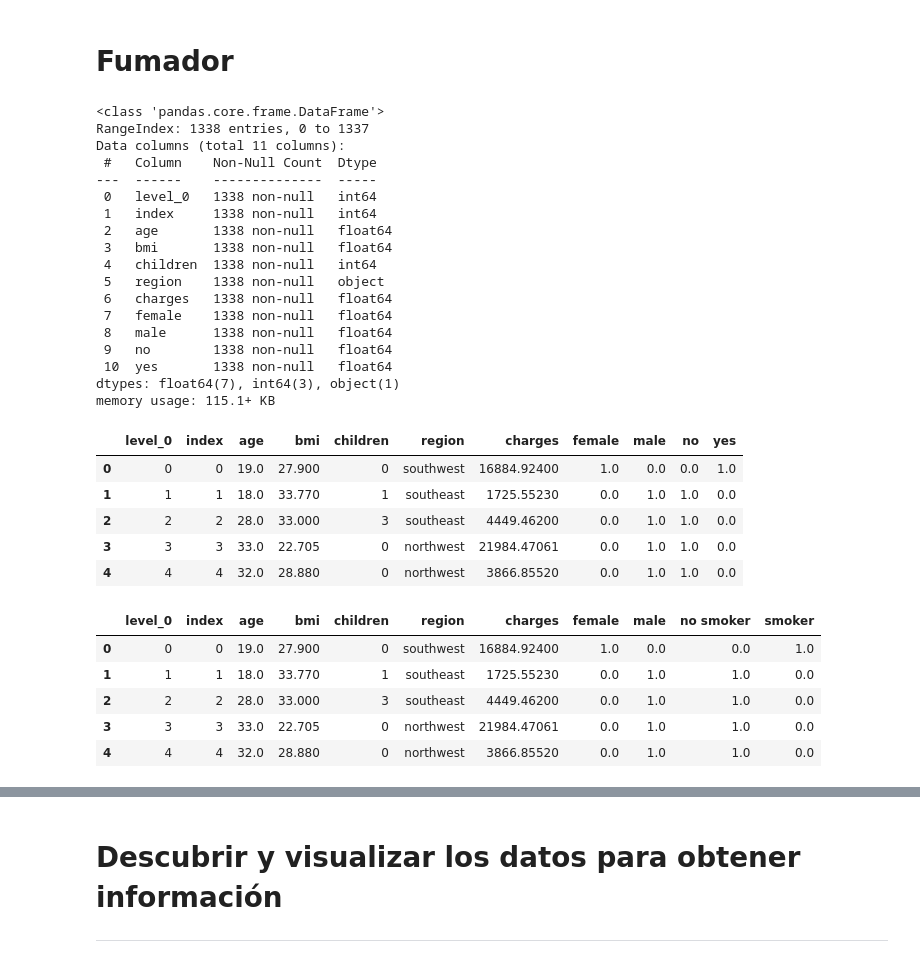
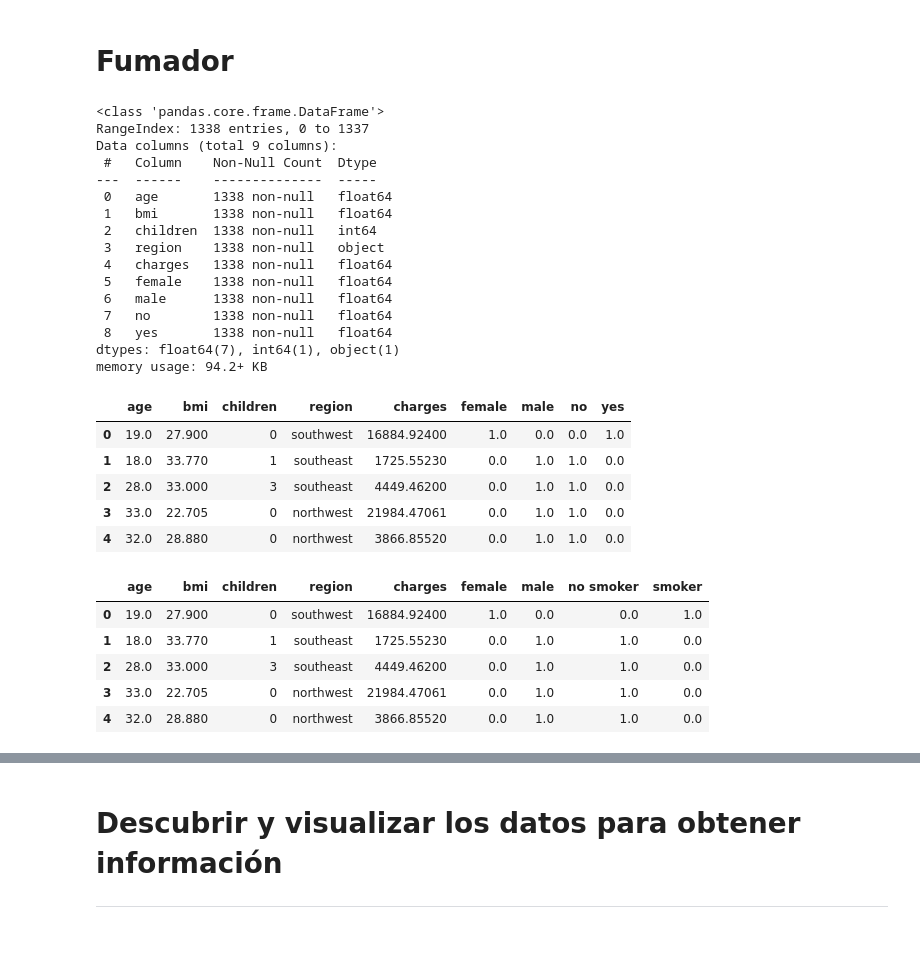
Before and after one commit to RobinGoldwing/gold-insurance, a Jupyter notebook: Proyecto ML insurance.ipynb, the cells around one changed output, grey strips where cells are left out. Cells and saved outputs as stored; diff of their text form; code cells hidden in the pictures.

```diff
--- a/Proyecto ML insurance.ipynb
+++ b/Proyecto ML insurance.ipynb
@@ -262,40 +272,38 @@ memory usage: 94.2+ KB
 # %%
 fumador_encoder = OneHotEncoder(sparse=False)
 # para la categoria Fumador (no/yes)
 fumador_cat_1hot = fumador_encoder.fit_transform(cat_fumador)
 
 insurance_copy.reset_index(drop=False, inplace=True)
 insurance_copy=insurance_copy.join(pd.DataFrame(fumador_cat_1hot, columns=[cat for cat in fumador_encoder.categories_[0]]))
-insurance_copy=insurance_copy.drop(["smoker"], axis=1)
+insurance_copy=insurance_copy.drop(["smoker","index","level_0"], axis=1)
 
 # Mostramos el resultado
 insurance_copy.info()
 insurance_copy.head()
 # %% [output]
 <class 'pandas.core.frame.DataFrame'>
 RangeIndex: 1338 entries, 0 to 1337
-Data columns (total 11 columns):
+Data columns (total 9 columns):
  #   Column    Non-Null Count  Dtype
 ---  ------    --------------  -----
- 0   level_0   1338 non-null   int64
- 1   index     1338 non-null   int64
- 2   age       1338 non-null   float64
- 3   bmi       1338 non-null   float64
- 4   children  1338 non-null   int64
- 5   region    1338 non-null   object
- 6   charges   1338 non-null   float64
- 7   female    1338 non-null   float64
- 8   male      1338 non-null   float64
- 9   no        1338 non-null   float64
- 10  yes       1338 non-null   float64
-dtypes: float64(7), int64(3), object(1)
-memory usage: 115.1+ KB
+ 0   age       1338 non-null   float64
+ 1   bmi       1338 non-null   float64
+ 2   children  1338 non-null   int64
+ 3   region    1338 non-null   object
+ 4   charges   1338 non-null   float64
+ 5   female    1338 non-null   float64
+ 6   male      1338 non-null   float64
+ 7   no        1338 non-null   float64
+ 8   yes       1338 non-null   float64
+dtypes: float64(7), int64(1), object(1)
+memory usage: 94.2+ KB
-|  | level_0 | index | age | bmi | children | region | charges | female | male | no | yes |
-| 0 | 0 | 0 | 19.0 | 27.900 | 0 | southwest | 16884.92400 | 1.0 | 0.0 | 0.0 | 1.0 |
-| 1 | 1 | 1 | 18.0 | 33.770 | 1 | southeast | 1725.55230 | 0.0 | 1.0 | 1.0 | 0.0 |
-| 2 | 2 | 2 | 28.0 | 33.000 | 3 | southeast | 4449.46200 | 0.0 | 1.0 | 1.0 | 0.0 |
-| 3 | 3 | 3 | 33.0 | 22.705 | 0 | northwest | 21984.47061 | 0.0 | 1.0 | 1.0 | 0.0 |
-| 4 | 4 | 4 | 32.0 | 28.880 | 0 | northwest | 3866.85520 | 0.0 | 1.0 | 1.0 | 0.0 |
+|  | age | bmi | children | region | charges | female | male | no | yes |
+| 0 | 19.0 | 27.900 | 0 | southwest | 16884.92400 | 1.0 | 0.0 | 0.0 | 1.0 |
+| 1 | 18.0 | 33.770 | 1 | southeast | 1725.55230 | 0.0 | 1.0 | 1.0 | 0.0 |
+| 2 | 28.0 | 33.000 | 3 | southeast | 4449.46200 | 0.0 | 1.0 | 1.0 | 0.0 |
+| 3 | 33.0 | 22.705 | 0 | northwest | 21984.47061 | 0.0 | 1.0 | 1.0 | 0.0 |
+| 4 | 32.0 | 28.880 | 0 | northwest | 3866.85520 | 0.0 | 1.0 | 1.0 | 0.0 |
 # %%
 # Cambiamos el nombre d elas columnas para entenderlo mejor
 insurance_copy=insurance_copy.rename(columns={"no":"no smoker"});
@@ -304,9 +312,9 @@ insurance_copy=insurance_copy.rename(columns={"yes":"smoker"});
 # Revisamos cambios
 insurance_copy.head()
 # %% [output]
-|  | level_0 | index | age | bmi | children | region | charges | female | male | no smoker | smoker |
-| 0 | 0 | 0 | 19.0 | 27.900 | 0 | southwest | 16884.92400 | 1.0 | 0.0 | 0.0 | 1.0 |
-| 1 | 1 | 1 | 18.0 | 33.770 | 1 | southeast | 1725.55230 | 0.0 | 1.0 | 1.0 | 0.0 |
-| 2 | 2 | 2 | 28.0 | 33.000 | 3 | southeast | 4449.46200 | 0.0 | 1.0 | 1.0 | 0.0 |
-| 3 | 3 | 3 | 33.0 | 22.705 | 0 | northwest | 21984.47061 | 0.0 | 1.0 | 1.0 | 0.0 |
-| 4 | 4 | 4 | 32.0 | 28.880 | 0 | northwest | 3866.85520 | 0.0 | 1.0 | 1.0 | 0.0 |
+|  | age | bmi | children | region | charges | female | male | no smoker | smoker |
+| 0 | 19.0 | 27.900 | 0 | southwest | 16884.92400 | 1.0 | 0.0 | 0.0 | 1.0 |
+| 1 | 18.0 | 33.770 | 1 | southeast | 1725.55230 | 0.0 | 1.0 | 1.0 | 0.0 |
+| 2 | 28.0 | 33.000 | 3 | southeast | 4449.46200 | 0.0 | 1.0 | 1.0 | 0.0 |
+| 3 | 33.0 | 22.705 | 0 | northwest | 21984.47061 | 0.0 | 1.0 | 1.0 | 0.0 |
+| 4 | 32.0 | 28.880 | 0 | northwest | 3866.85520 | 0.0 | 1.0 | 1.0 | 0.0 |
```
Also changed, not shown: parts of 23 cells of this notebook.
